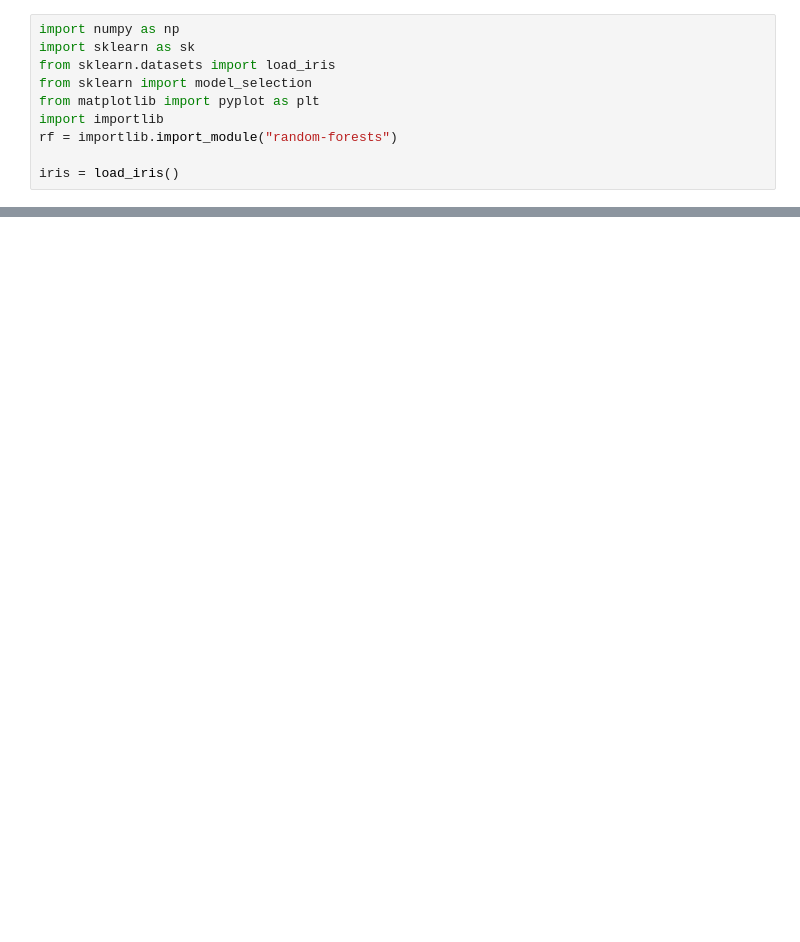
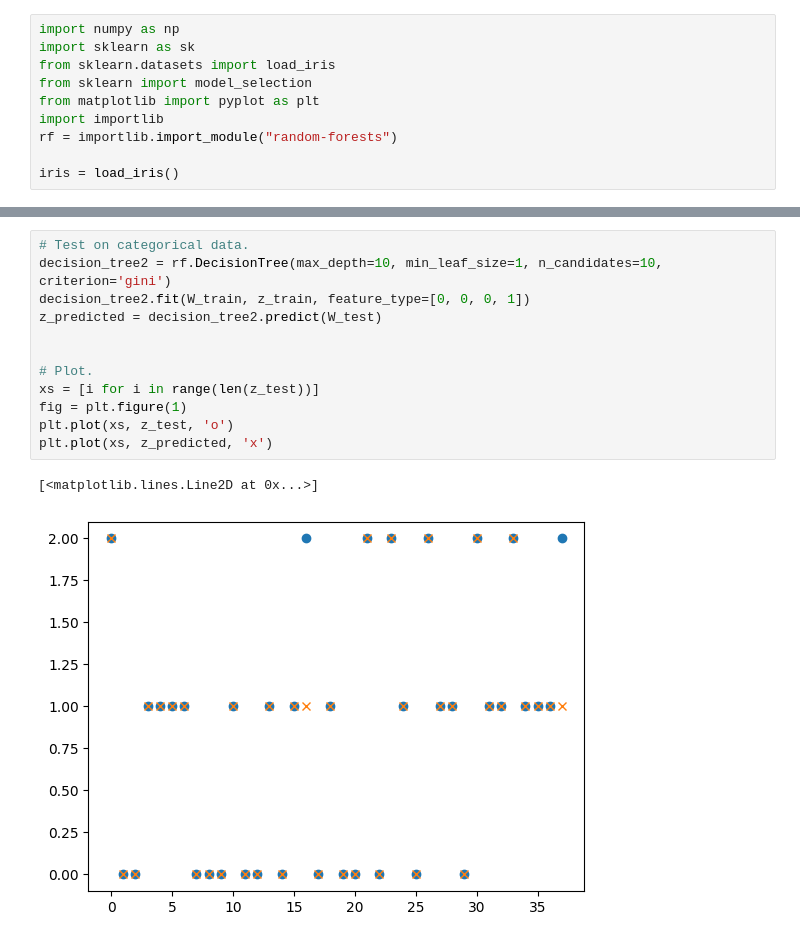
Before and after one commit to liyiyan128/M2R-random-forests, a Jupyter notebook: example_code_iris.ipynb, the cells around one changed output, grey strips where cells are left out. Cells and saved outputs as stored; diff of their text form; blank space fills up the shorter version.

```diff
--- a/example_code_iris.ipynb
+++ b/example_code_iris.ipynb
@@ -24 +46,16 @@ y_predicted = decision_tree.predict(X_test)
+# %%
+# Test on categorical data.
+decision_tree2 = rf.DecisionTree(max_depth=10, min_leaf_size=1, n_candidates=10, criterion='gini')
+decision_tree2.fit(W_train, z_train, feature_type=[0, 0, 0, 1])
+z_predicted = decision_tree2.predict(W_test)
+
+
+# Plot.
+xs = [i for i in range(len(z_test))]
+fig = plt.figure(1)
+plt.plot(xs, z_test, 'o')
+plt.plot(xs, z_predicted, 'x')
+# %% [output]
+[<matplotlib.lines.Line2D at 0x...>]
+[figure, added]
 # %%
```
Also changed, not shown: parts of 10 cells of this notebook.
